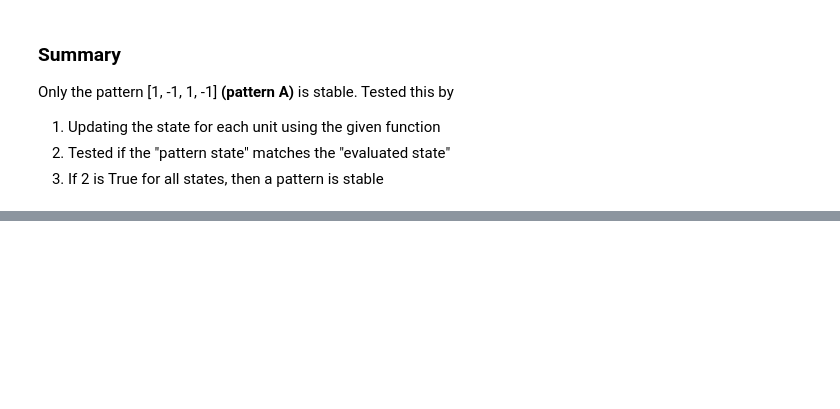
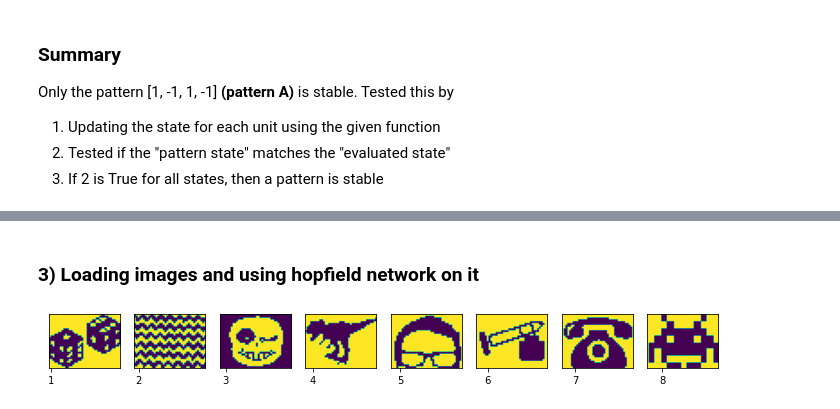
Before and after one commit to ahmedtarek-/MNS_CP_2022, a Jupyter notebook: assignment_2/assignment_2.ipynb, the cells around one changed output, grey strips where cells are left out. Cells and saved outputs as stored; diff of their text form; code cells hidden in the pictures; blank space fills up the shorter version.

```diff
--- a/assignment_2/assignment_2.ipynb
+++ b/assignment_2/assignment_2.ipynb
@@ -184,0 +210,18 @@ stable: False
+# %% [markdown]
+### 3) Loading images and using hopfield network on it
+# %%
+def plot_images(images):
+    nr_images = images.shape[0]
+    fig = plt.figure()
+    fig.set_figwidth(12)
+    for m in range(nr_images):
+        plt.subplot(1, 8, m+1)
+        plt.imshow(images[m])
+        plt.xticks([m+1])
+        plt.yticks([])
+    plt.show()
+
+images = np.load("images.npz")["arr_0"]
+plot_images(images)
+# %% [output]
+[figure, added]
```
Also changed, not shown: parts of 5 cells of this notebook.
